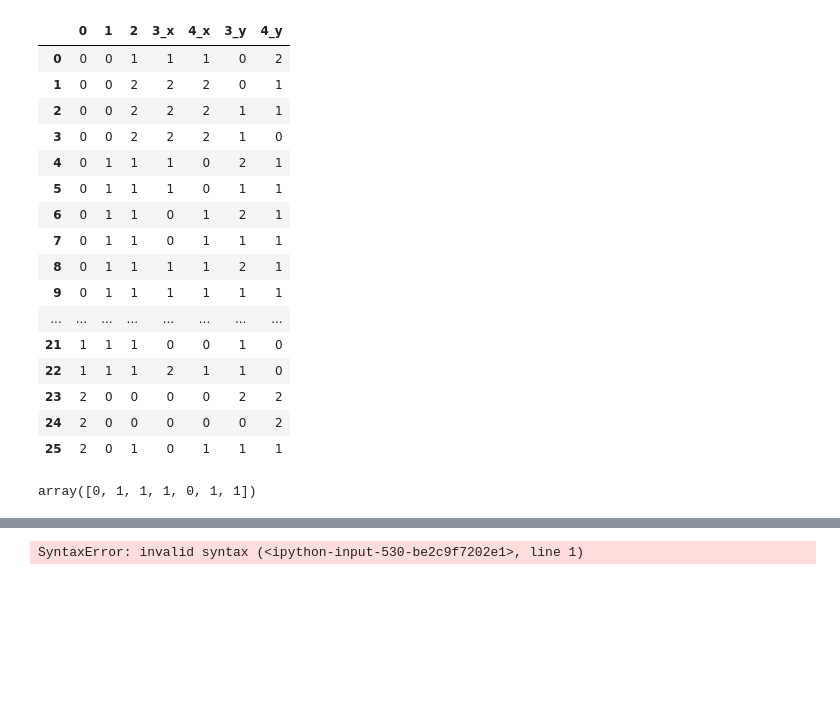
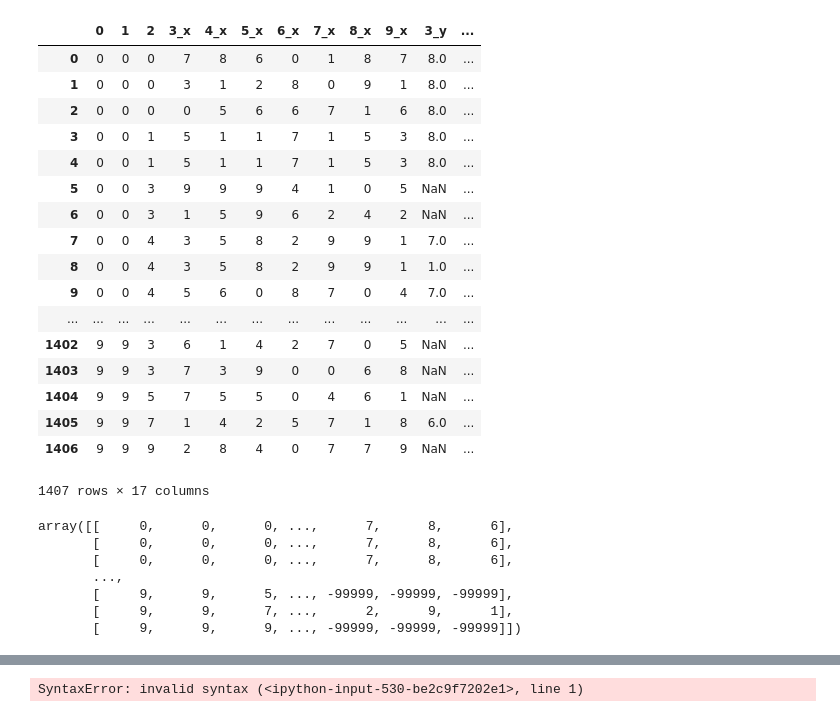
Before and after one commit to ccfreeman/bypy, a Jupyter notebook: merge.ipynb, the cells around one changed output, grey strips where cells are left out. Saved outputs shown, nothing was run; the diff lists cells and outputs as text; code cells hidden in the pictures; blank space fills up the shorter version.

```diff
--- a/merge.ipynb
+++ b/merge.ipynb
@@ -10,35 +12,36 @@ def make_data(n,m,i):
     df = pd.DataFrame(arr)
     return arr, df
 # %%
-# ar1, df1 = make_data(1000, 10, 10)
-# ar2, df2 = make_data(1000, 10, 10)
-ar1, df1 = make_data(30, 5, 3)
-ar2, df2 = make_data(30, 5, 3)
+ar1, df1 = make_data(1000, 10, 10)
+ar2, df2 = make_data(1000, 10, 10)
+# ar1, df1 = make_data(10, 5, 3)
+# ar2, df2 = make_data(10, 5, 3)
 
 # l_on, r_on = [2,3,4], [6,8,9]
 l_on, r_on = [0,1,2], [0,1,2]
 gb1 = GroupBy(ar1, l_on)
 gb2 = GroupBy(ar2, r_on)
 
-df1.merge(df2,  how='inner', left_on=l_on, right_on=r_on)
+df1.merge(df2, how='left', left_on=l_on, right_on=r_on)
 # %% [output]
-|  | 0 | 1 | 2 | 3_x | 4_x | 3_y | 4_y |
-| 0 | 0 | 0 | 1 | 1 | 1 | 0 | 2 |
-| 1 | 0 | 0 | 2 | 2 | 2 | 0 | 1 |
-| 2 | 0 | 0 | 2 | 2 | 2 | 1 | 1 |
-| 3 | 0 | 0 | 2 | 2 | 2 | 1 | 0 |
-| 4 | 0 | 1 | 1 | 1 | 0 | 2 | 1 |
-| 5 | 0 | 1 | 1 | 1 | 0 | 1 | 1 |
-| 6 | 0 | 1 | 1 | 0 | 1 | 2 | 1 |
-| 7 | 0 | 1 | 1 | 0 | 1 | 1 | 1 |
-| 8 | 0 | 1 | 1 | 1 | 1 | 2 | 1 |
-| 9 | 0 | 1 | 1 | 1 | 1 | 1 | 1 |
-| ... | ... | ... | ... | ... | ... | ... | ... |
-| 21 | 1 | 1 | 1 | 0 | 0 | 1 | 0 |
-| 22 | 1 | 1 | 1 | 2 | 1 | 1 | 0 |
-| 23 | 2 | 0 | 0 | 0 | 0 | 2 | 2 |
-| 24 | 2 | 0 | 0 | 0 | 0 | 0 | 2 |
-| 25 | 2 | 0 | 1 | 0 | 1 | 1 | 1 |
+|  | 0 | 1 | 2 | 3_x | 4_x | 5_x | 6_x | 7_x | 8_x | 9_x | 3_y | ... |
+| 0 | 0 | 0 | 0 | 7 | 8 | 6 | 0 | 1 | 8 | 7 | 8.0 | ... |
+| 1 | 0 | 0 | 0 | 3 | 1 | 2 | 8 | 0 | 9 | 1 | 8.0 | ... |
+| 2 | 0 | 0 | 0 | 0 | 5 | 6 | 6 | 7 | 1 | 6 | 8.0 | ... |
+| 3 | 0 | 0 | 1 | 5 | 1 | 1 | 7 | 1 | 5 | 3 | 8.0 | ... |
+| 4 | 0 | 0 | 1 | 5 | 1 | 1 | 7 | 1 | 5 | 3 | 8.0 | ... |
+| 5 | 0 | 0 | 3 | 9 | 9 | 9 | 4 | 1 | 0 | 5 | NaN | ... |
+| 6 | 0 | 0 | 3 | 1 | 5 | 9 | 6 | 2 | 4 | 2 | NaN | ... |
+| 7 | 0 | 0 | 4 | 3 | 5 | 8 | 2 | 9 | 9 | 1 | 7.0 | ... |
+| 8 | 0 | 0 | 4 | 3 | 5 | 8 | 2 | 9 | 9 | 1 | 1.0 | ... |
+| 9 | 0 | 0 | 4 | 5 | 6 | 0 | 8 | 7 | 0 | 4 | 7.0 | ... |
+| ... | ... | ... | ... | ... | ... | ... | ... | ... | ... | ... | ... | ... |
+| 1402 | 9 | 9 | 3 | 6 | 1 | 4 | 2 | 7 | 0 | 5 | NaN | ... |
+| 1403 | 9 | 9 | 3 | 7 | 3 | 9 | 0 | 0 | 6 | 8 | NaN | ... |
+| 1404 | 9 | 9 | 5 | 7 | 5 | 5 | 0 | 4 | 6 | 1 | NaN | ... |
+| 1405 | 9 | 9 | 7 | 1 | 4 | 2 | 5 | 7 | 1 | 8 | 6.0 | ... |
+| 1406 | 9 | 9 | 9 | 2 | 8 | 4 | 0 | 7 | 7 | 9 | NaN | ... |
+1407 rows × 17 columns
 # %%
 class Merge:
     def __init__(self, l, r, l_on, r_on):
@@ -159,5 +204,11 @@ def _inner_merge_njit(idx, l_vals, r_vals, n_intersect, l_gr_idx, r_gr_idx, l_id
 # %%
-Merge(gb1, gb2, l_on, r_on).inner()[5]
+Merge(gb1, gb2, l_on, r_on).left()
 # %% [output]
-array([0, 1, 1, 1, 0, 1, 1])
+array([[     0,      0,      0, ...,      7,      8,      6],
+       [     0,      0,      0, ...,      7,      8,      6],
+       [     0,      0,      0, ...,      7,      8,      6],
+       ...,
+       [     9,      9,      5, ..., -99999, -99999, -99999],
+       [     9,      9,      7, ...,      2,      9,      1],
+       [     9,      9,      9, ..., -99999, -99999, -99999]])
 # %%
```
Also changed, not shown: parts of 5 cells of this notebook, 1 other file.
